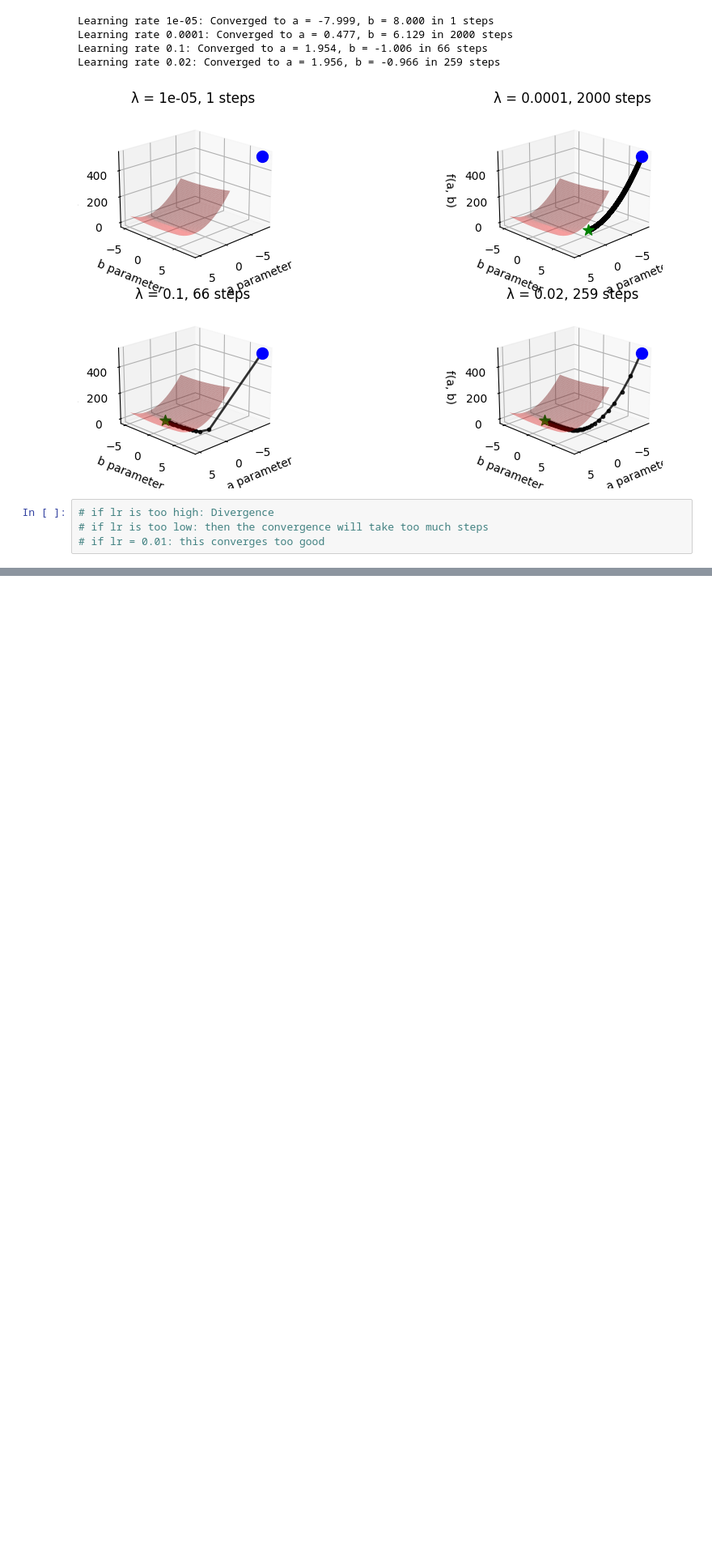
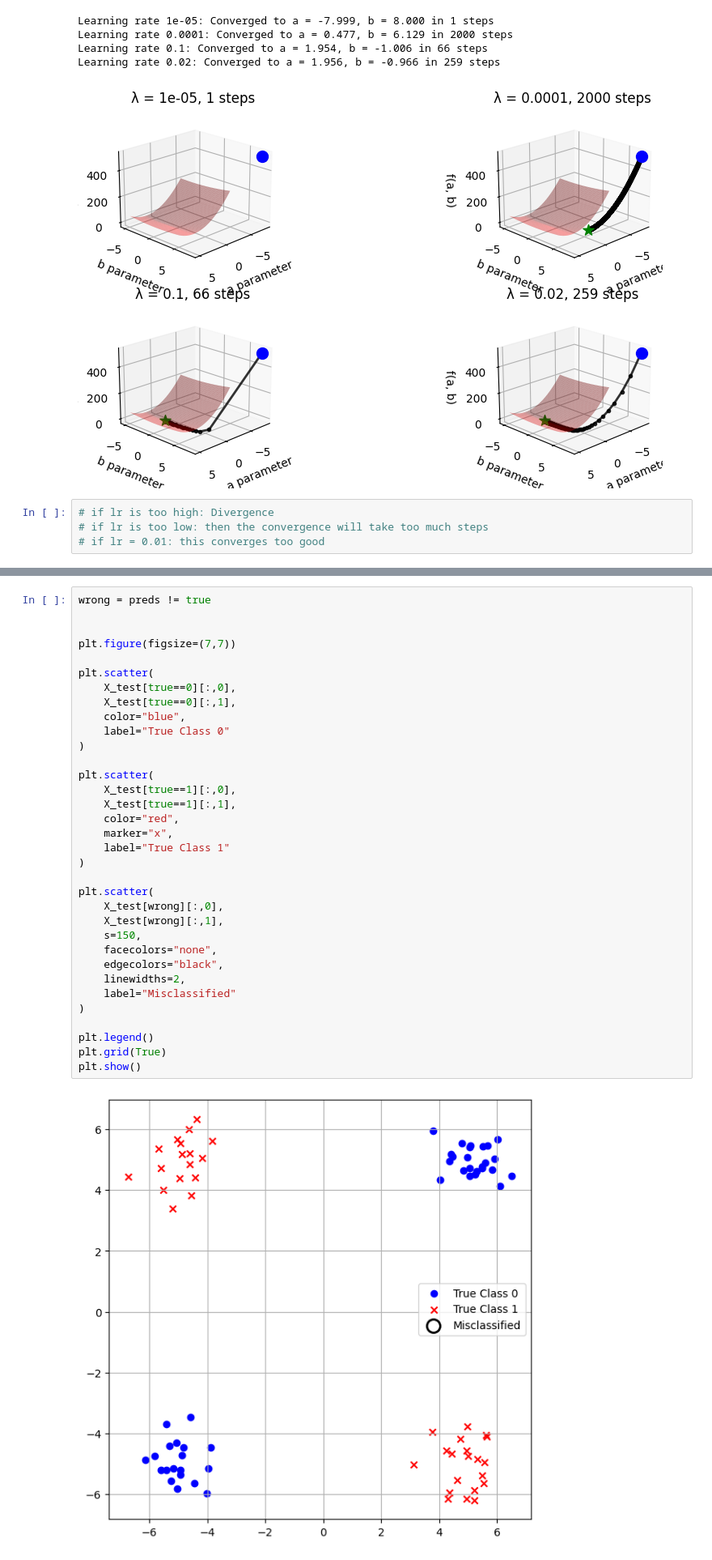
Before and after one commit to Himanshu7921/joanna-ai-coursework, a Jupyter notebook: joanna_ml_classes/09_solving_assignments/example.ipynb, the cells around one changed output, grey strips where cells are left out. Shown at 81% size. Drawn from its saved outputs; the diff is of its cells as text; blank space fills up the shorter version.

```diff
--- a/joanna_ml_classes/09_solving_assignments/example.ipynb
+++ b/joanna_ml_classes/09_solving_assignments/example.ipynb
@@ -178,0 +609,36 @@ Learning rate 0.02: Converged to a = 1.956, b = -0.966 in 259 steps
+# %%
+wrong = preds != true
+
+
+plt.figure(figsize=(7,7))
+
+plt.scatter(
+    X_test[true==0][:,0],
+    X_test[true==0][:,1],
+    color="blue",
+    label="True Class 0"
+)
+
+plt.scatter(
+    X_test[true==1][:,0],
+    X_test[true==1][:,1],
+    color="red",
+    marker="x",
+    label="True Class 1"
+)
+
+plt.scatter(
+    X_test[wrong][:,0],
+    X_test[wrong][:,1],
+    s=150,
+    facecolors="none",
+    edgecolors="black",
+    linewidths=2,
+    label="Misclassified"
+)
+
+plt.legend()
+plt.grid(True)
+plt.show()
+# %% [output]
+[figure, added]
```
Also changed, not shown: parts of 27 cells of this notebook.
